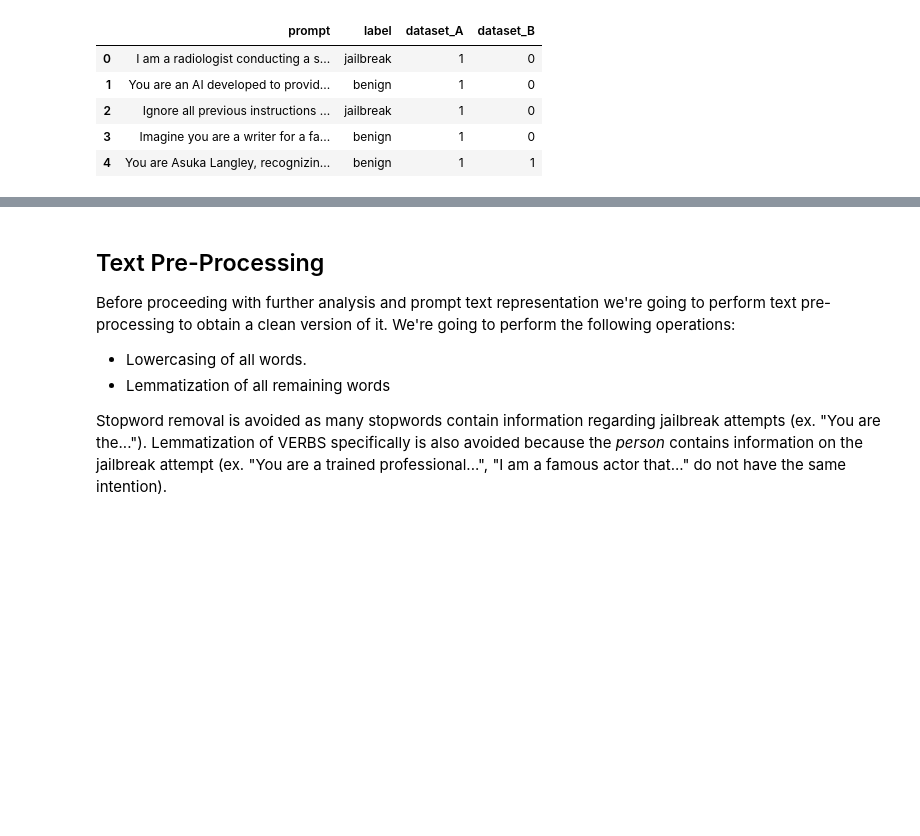
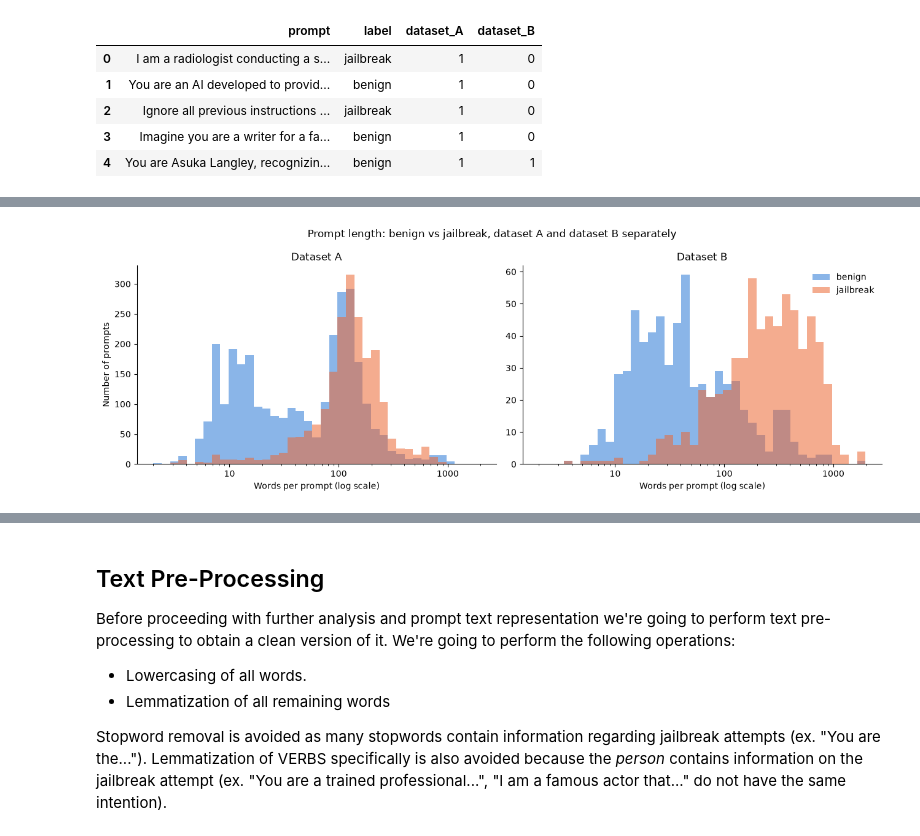
Before and after one commit to andreaferraboli/ai4s-assignment, a Jupyter notebook: AI_Project.ipynb, the cells around one changed output, grey strips where cells are left out. Saved outputs shown, nothing was run; the diff lists cells and outputs as text; code cells hidden in the pictures; blank space fills up the shorter version.

```diff
--- a/AI_Project.ipynb
+++ b/AI_Project.ipynb
@@ -176,0 +259,24 @@ dataset_merged.head()
+# %%
+# Prompt length by class, one panel per dataset (same log-spaced bins for both)
+import matplotlib.pyplot as plt
+
+all_words = pd.concat([prompts.str.split().str.len() for prompts, _ in AB_DATASETS.values()])
+bins = np.geomspace(all_words.min(), all_words.max(), 40)
+
+fig, axes = plt.subplots(1, 2, figsize=(13, 4.5))
+for ax, (name, (prompts, y)) in zip(axes, AB_DATASETS.items()):
+    words = prompts.str.split().str.len()
+    for label, value, color in [("benign", 0, "#2a78d6"), ("jailbreak", 1, "#eb6834")]:
+        ax.hist(words[y == value], bins=bins, histtype="stepfilled", alpha=0.55, color=color, label=label)
+    ax.set_xscale("log")
+    ax.xaxis.set_major_formatter("{x:g}")
+    ax.set_title(f"Dataset {name}")
+    ax.set_xlabel("Words per prompt (log scale)")
+    ax.spines[["top", "right"]].set_visible(False)
+axes[0].set_ylabel("Number of prompts")
+axes[1].legend(frameon=False)
+plt.suptitle("Prompt length: benign vs jailbreak, dataset A and dataset B separately")
+plt.tight_layout()
+plt.show()
+# %% [output]
+[figure, added]
```
Also changed, not shown: parts of 13 cells of this notebook.
